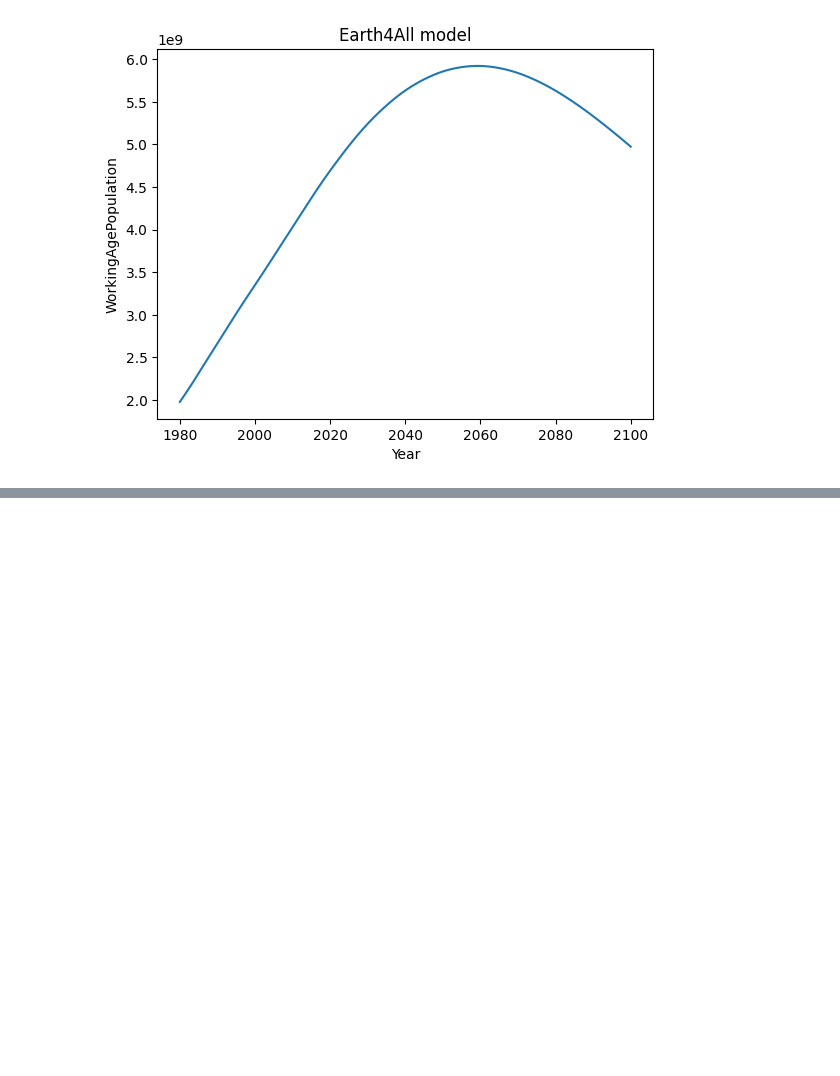
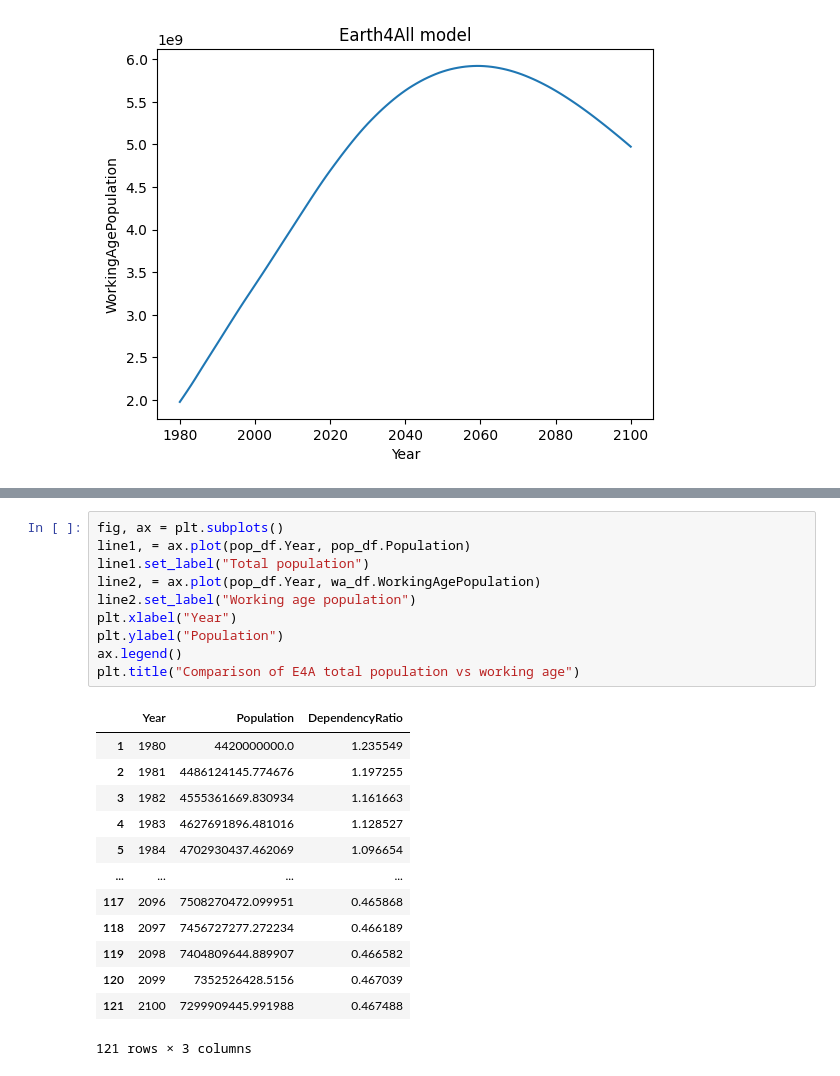
Before and after one commit to Niallfealty/n8b_un_foundation, a Jupyter notebook: model_analysis/exploratory/notebooks/initial_results/E4A_initial.ipynb, the cells around one changed output, grey strips where cells are left out. Drawn from its saved outputs; the diff is of its cells as text; blank space fills up the shorter version.

```diff
--- a/model_analysis/exploratory/notebooks/initial_results/E4A_initial.ipynb
+++ b/model_analysis/exploratory/notebooks/initial_results/E4A_initial.ipynb
@@ -93,0 +93,24 @@ line1
+# %%
+fig, ax = plt.subplots()
+line1, = ax.plot(pop_df.Year, pop_df.Population)
+line1.set_label("Total population")
+line2, = ax.plot(pop_df.Year, wa_df.WorkingAgePopulation)
+line2.set_label("Working age population")
+plt.xlabel("Year")
+plt.ylabel("Population")
+ax.legend()
+plt.title("Comparison of E4A total population vs working age")
+# %% [output]
+|  | Year | Population | DependencyRatio |
+| 1 | 1980 | 4420000000.0 | 1.235549 |
+| 2 | 1981 | 4486124145.774676 | 1.197255 |
+| 3 | 1982 | 4555361669.830934 | 1.161663 |
+| 4 | 1983 | 4627691896.481016 | 1.128527 |
+| 5 | 1984 | 4702930437.462069 | 1.096654 |
+| ... | ... | ... | ... |
+| 117 | 2096 | 7508270472.099951 | 0.465868 |
+| 118 | 2097 | 7456727277.272234 | 0.466189 |
+| 119 | 2098 | 7404809644.889907 | 0.466582 |
+| 120 | 2099 | 7352526428.5156 | 0.467039 |
+| 121 | 2100 | 7299909445.991988 | 0.467488 |
+121 rows × 3 columns
```
Also changed, not shown: parts of 2 cells of this notebook.
